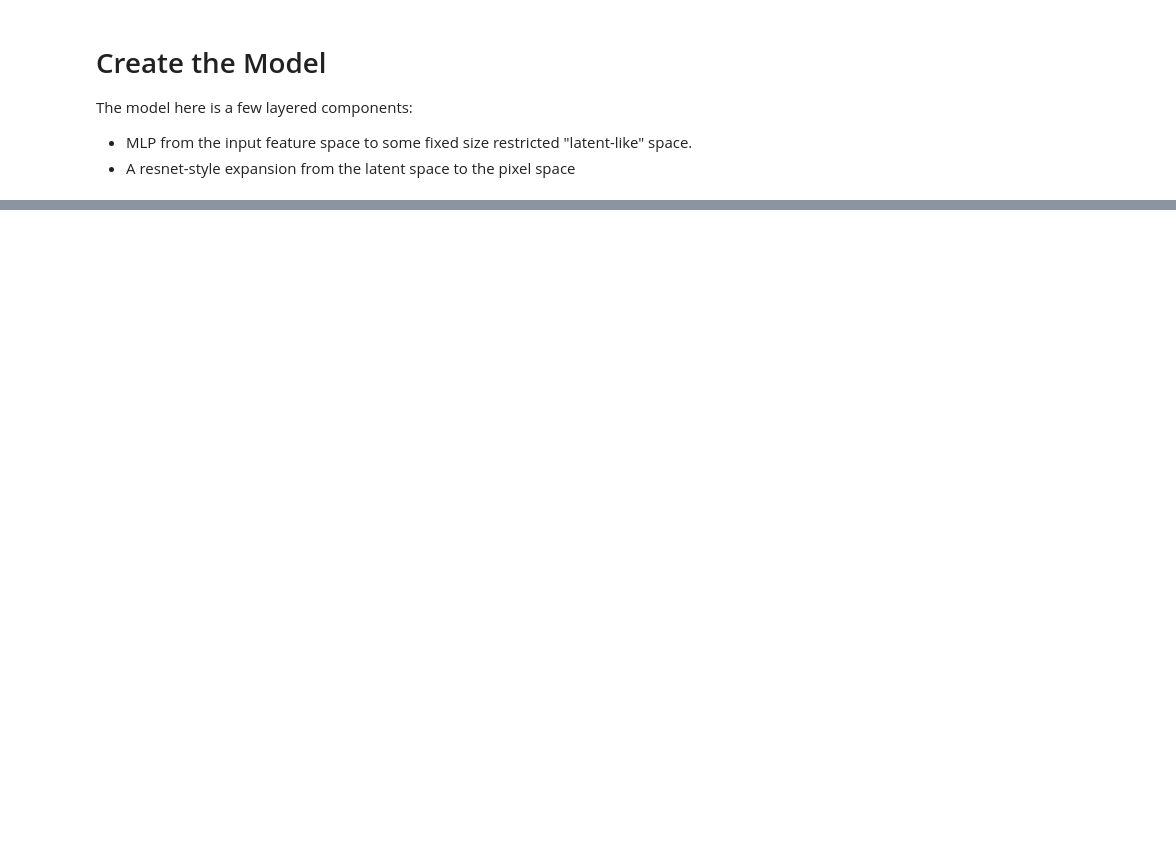
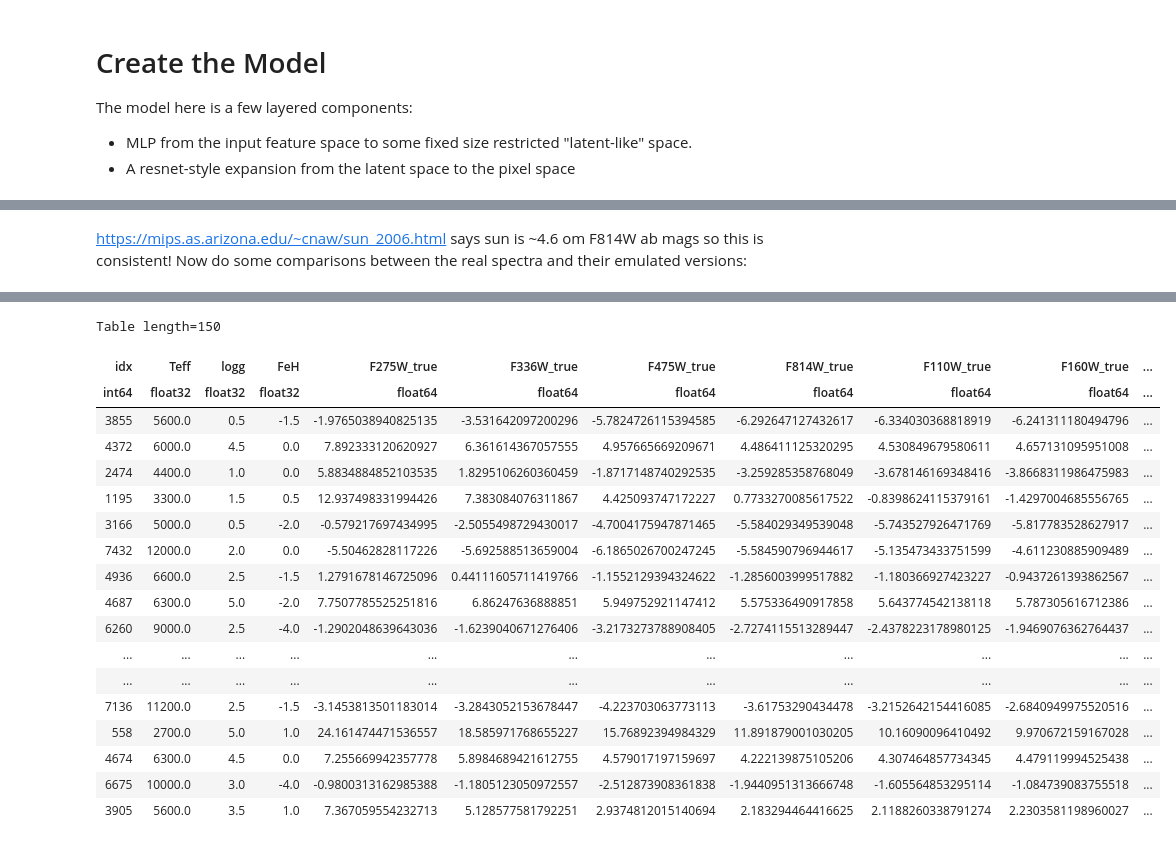
Before and after one commit to eteq/phoenix, a Jupyter notebook: ml_generation/photometry_from_restricted_mlp.ipynb, the cells around one changed output, grey strips where cells are left out. Saved outputs shown, nothing was run; the diff lists cells and outputs as text; code cells hidden in the pictures; blank space fills up the shorter version.

```diff
--- a/ml_generation/photometry_from_restricted_mlp.ipynb
+++ b/ml_generation/photometry_from_restricted_mlp.ipynb
@@ -640,0 +604,10 @@ AttributeError: 'NoneType' object has no attribute 'data'
+# %%
+ab_denominator = {}
+for band, tab in transmission.items():
+    x = u.Quantity(tab['Wavelength'], u.angstrom)
+    r = tab['Transmission'].quantity
+    fab = (1*u.ABflux).to(u.erg/u.s * u.cm**-2/u.angstrom, u.spectral_density(x))
+    #
+    ab_denominator[band] = integrate.simpson(r*fab*x, x) << (r.unit*fab.unit*x.unit**2)
+
+ab_denominator
@@ -640,0 +621,9 @@ AttributeError: 'NoneType' object has no attribute 'data'
+# %%
+stmag_denominator = {}
+for band, tab in transmission.items():
+    x = u.Quantity(tab['Wavelength'], u.angstrom)
+    r = tab['Transmission'].quantity
+    fst = (1*u.STflux).to(u.erg/u.s * u.cm**-2/u.angstrom)
+    stmag_denominator[band] = integrate.simpson(r*fst*x, x) << (r.unit*fst.unit*x.unit**2)
+
+stmag_denominator
@@ -640,0 +672,30 @@ AttributeError: 'NoneType' object has no attribute 'data'
+# %% [markdown]
+https://mips.as.arizona.edu/~cnaw/sun_2006.html says sun is ~4.6 om F814W ab mags so this is consistent! Now do some comparisons between the real spectra and their emulated versions:
+# %%
+denom = ab_denominator
+table_dict = defaultdict(list)
+
+for idx in tqdm(np.random.permutation(len(goodspecpaths))[:150]):
+    p = goodspecpaths[idx]
+    inf = infeatures[idx]
+    table_dict['idx'].append(idx)
+    for nm, i in zip(infeature_names, inf):
+        table_dict[nm].append(i)
+
+    header = dict(fits.getheader(p, ext=0))
+    truespec = Spectrum1D(spectral_axis=model_wls, flux=fits.getdata(p, ext=0) << u.Unit(header['BUNIT']))
+    truephot = synthetic_photometry(truespec, denom=denom)
+    for ph, val in truephot.items():
+        table_dict[ph+'_true'].append(val)
+
+    emspec = Spectrum1D(spectral_axis=data_wls, flux=model.forward_descale(inf).cpu().detach()[0] << spec.flux.unit)
+    emphot = synthetic_photometry(emspec, denom=denom)
+    for ph, val in emphot.items():
+        table_dict[ph+'_emul'].append(val)
+
+    for ph in emphot.keys():
+        table_dict[ph+'_diff'].append(table_dict[ph+'_emul'][-1] - table_dict[ph+'_true'][-1])
+
+results = table.Table(table_dict)
+results
+# %% [output]
@@ -640,0 +703,19 @@ AttributeError: 'NoneType' object has no attribute 'data'
+Table length=150
+| idx | Teff | logg | FeH | F275W_true | F336W_true | F475W_true | F814W_true | F110W_true | F160W_true | ... |
+| int64 | float32 | float32 | float32 | float64 | float64 | float64 | float64 | float64 | float64 | ... |
+| 3855 | 5600.0 | 0.5 | -1.5 | -1.9765038940825135 | -3.531642097200296 | -5.7824726115394585 | -6.292647127432617 | -6.334030368818919 | -6.241311180494796 | ... |
+| 4372 | 6000.0 | 4.5 | 0.0 | 7.892333120620927 | 6.361614367057555 | 4.957665669209671 | 4.486411125320295 | 4.530849679580611 | 4.657131095951008 | ... |
+| 2474 | 4400.0 | 1.0 | 0.0 | 5.8834884852103535 | 1.8295106260360459 | -1.8717148740292535 | -3.259285358768049 | -3.678146169348416 | -3.8668311986475983 | ... |
+| 1195 | 3300.0 | 1.5 | 0.5 | 12.937498331994426 | 7.383084076311867 | 4.425093747172227 | 0.7733270085617522 | -0.8398624115379161 | -1.4297004685556765 | ... |
+| 3166 | 5000.0 | 0.5 | -2.0 | -0.579217697434995 | -2.5055498729430017 | -4.7004175947871465 | -5.584029349539048 | -5.743527926471769 | -5.817783528627917 | ... |
+| 7432 | 12000.0 | 2.0 | 0.0 | -5.50462828117226 | -5.692588513659004 | -6.1865026700247245 | -5.584590796944617 | -5.135473433751599 | -4.611230885909489 | ... |
+| 4936 | 6600.0 | 2.5 | -1.5 | 1.2791678146725096 | 0.44111605711419766 | -1.1552129394324622 | -1.2856003999517882 | -1.180366927423227 | -0.9437261393862567 | ... |
+| 4687 | 6300.0 | 5.0 | -2.0 | 7.7507785525251816 | 6.86247636888851 | 5.949752921147412 | 5.575336490917858 | 5.643774542138118 | 5.787305616712386 | ... |
+| 6260 | 9000.0 | 2.5 | -4.0 | -1.2902048639643036 | -1.6239040671276406 | -3.2173273788908405 | -2.7274115513289447 | -2.4378223178980125 | -1.9469076362764437 | ... |
+| ... | ... | ... | ... | ... | ... | ... | ... | ... | ... | ... |
+| ... | ... | ... | ... | ... | ... | ... | ... | ... | ... | ... |
+| 7136 | 11200.0 | 2.5 | -1.5 | -3.1453813501183014 | -3.2843052153678447 | -4.223703063773113 | -3.61753290434478 | -3.2152642154416085 | -2.6840949975520516 | ... |
+| 558 | 2700.0 | 5.0 | 1.0 | 24.161474471536557 | 18.585971768655227 | 15.76892394984329 | 11.891879001030205 | 10.16090096410492 | 9.970672159167028 | ... |
+| 4674 | 6300.0 | 4.5 | 0.0 | 7.255669942357778 | 5.8984689421612755 | 4.579017197159697 | 4.222139875105206 | 4.307464857734345 | 4.479119994525438 | ... |
+| 6675 | 10000.0 | 3.0 | -4.0 | -0.9800313162985388 | -1.1805123050972557 | -2.512873908361838 | -1.9440951313666748 | -1.605564853295114 | -1.084739083755518 | ... |
+| 3905 | 5600.0 | 3.5 | 1.0 | 7.367059554232713 | 5.128577581792251 | 2.9374812015140694 | 2.183294464416625 | 2.1188260338791274 | 2.2303581198960027 | ... |
```
Also changed, not shown: parts of 21 cells of this notebook, 6 other files.
